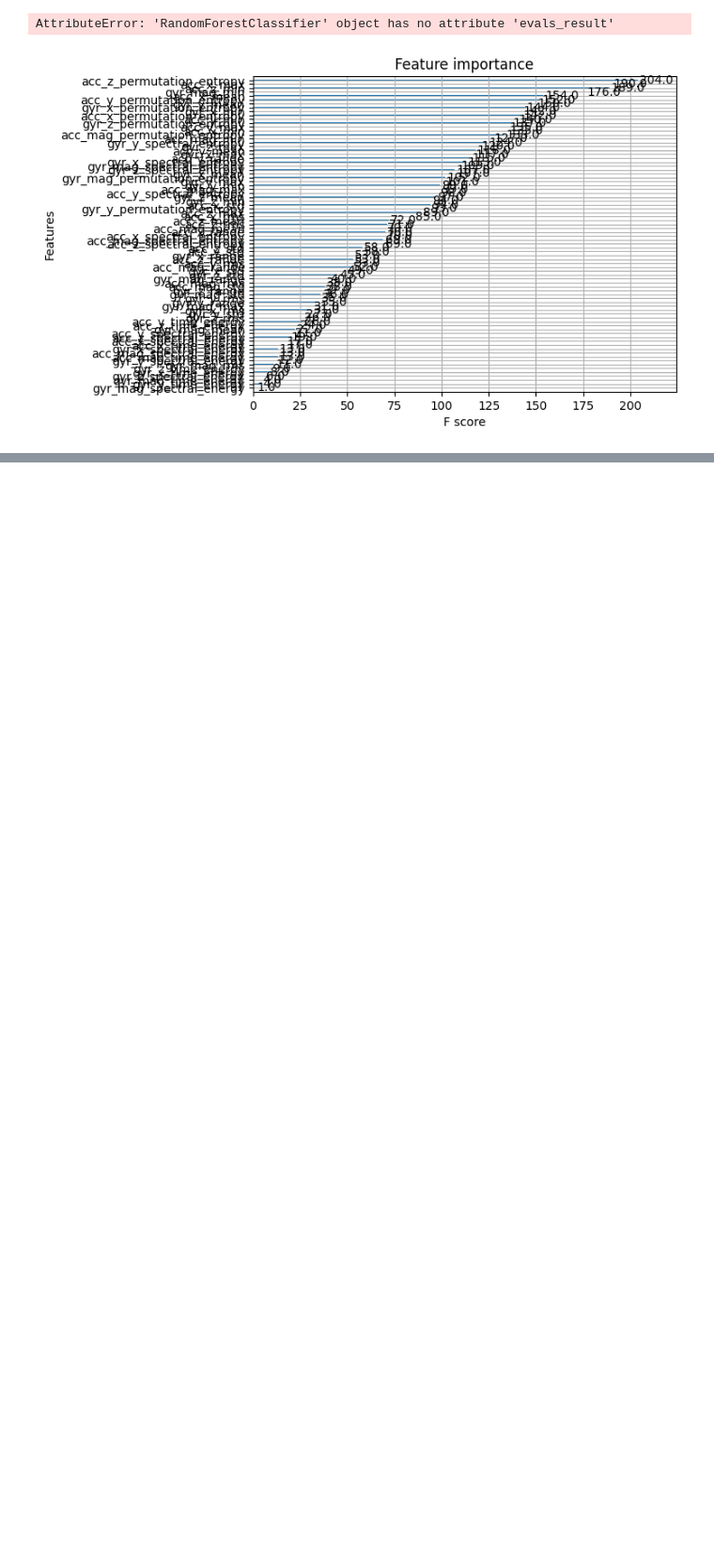
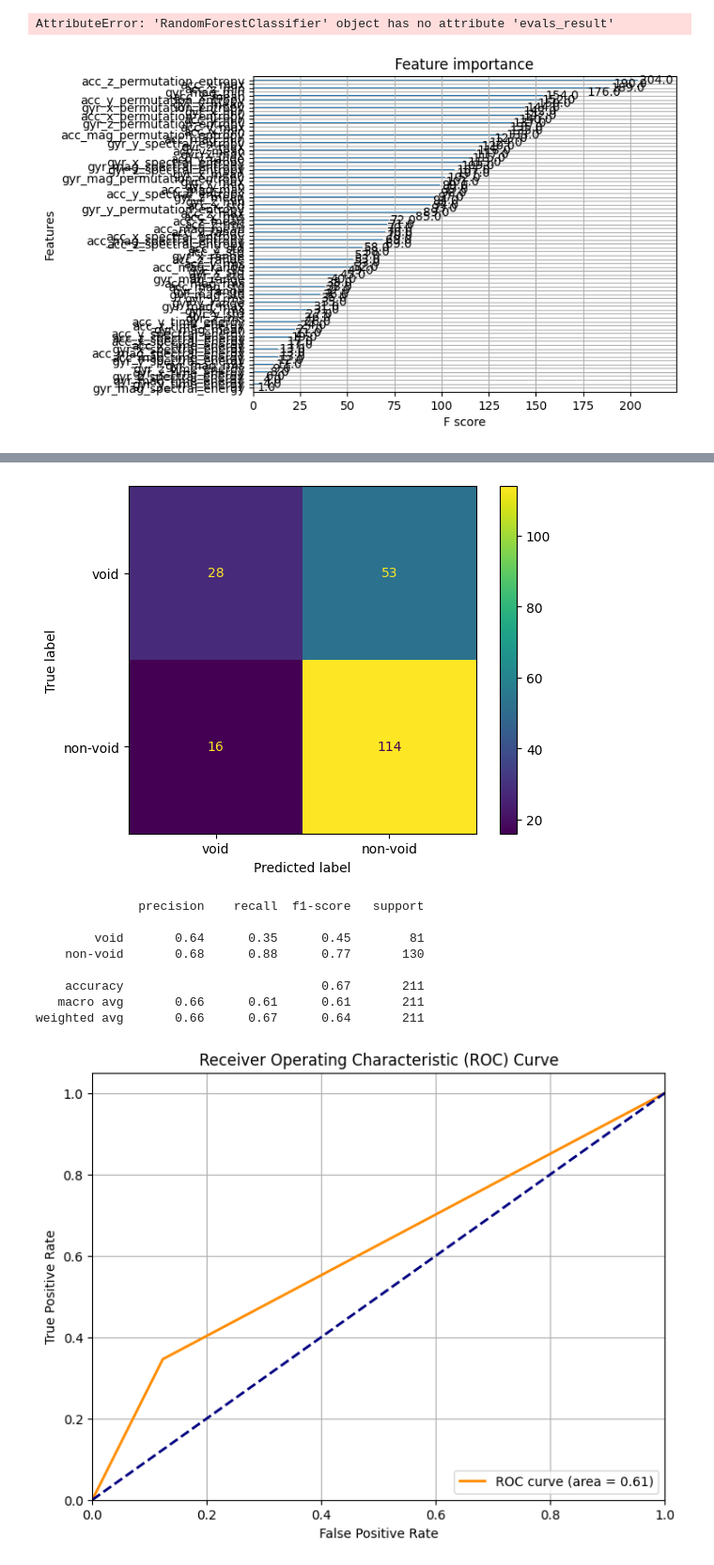
Before and after one commit to edumabagraham/uropatch-data-analysis, a Jupyter notebook: deployable/single_analysis_combined_normalization.ipynb, the cells around one changed output, grey strips where cells are left out. Shown at 94% size. Saved outputs shown, nothing was run; the diff lists cells and outputs as text; code cells hidden in the pictures; blank space fills up the shorter version.

```diff
--- a/deployable/single_analysis_combined_normalization.ipynb
+++ b/deployable/single_analysis_combined_normalization.ipynb
@@ -175,0 +181,79 @@ plt.show()
+# %%
+features = pd.read_csv('/home/edumaba/Public/MPhil_Thesis/Code/uropatch-data-analysis/features_data_main/two_class_raw_3s_no.csv')
+features.drop(['center_time', 'start_time', 'end_time'], axis= 1, inplace=True)
+
+
+X = features.drop(columns=['label', 'experiment_id'])
+y = features['label']
+groups = features['experiment_id']
+
+splitter = GroupShuffleSplit(n_splits=1, test_size=0.2, random_state=42)
+train_idx, test_idx = next(splitter.split(X, y, groups))
+
+X_train, X_test = X.iloc[train_idx], X.iloc[test_idx]
+y_train, y_test = y.iloc[train_idx], y.iloc[test_idx]
+
+
+# Encode y_test and y_train
+label_encoder = LabelEncoder()
+# y_train_encoded = label_encoder.fit_transform(y_train_smote)
+y_train_encoded = label_encoder.fit_transform(y_train)
+y_test_encoded = label_encoder.transform(y_test)
+
+
+model = XGBClassifier(random_state=42)
+
+# Fit model
+# eval_set = [(X_train, y_train_encoded), (X_test, y_test_encoded)]
+# model.fit(X_train, y_train_encoded, eval_set=eval_set, verbose=False)
+model.fit(X_train, y_train_encoded)
+
+y_pred = label_encoder.inverse_transform(model.predict(X_test))
+y_pred_ = model.predict(X_test)
+y_pred_prob = model.predict_proba(X_test)
+
+
+classes = ['void', 'non-void']
+
+# Confusion matrix
+cm = confusion_matrix(y_test, y_pred, labels=classes)
+cm_display = ConfusionMatrixDisplay(confusion_matrix = cm, display_labels = classes)
+cm_display.plot()
+plt.show()
+
+
+# Classification report
+y_pred_labels = label_encoder.inverse_transform(np.argmax(y_pred_prob, axis=1))
+report = classification_report(y_test, y_pred, labels=classes)
+
+print(report)
+
+
+# Calculate the ROC curve and AUC
+from sklearn.metrics import roc_curve, auc
+fpr, tpr, thresholds = roc_curve(y_test_encoded, y_pred_)
+roc_auc = auc(fpr, tpr)
+
+# Plotting the ROC curve
+plt.figure(figsize=(8, 6))
+plt.plot(fpr, tpr, color='darkorange', lw=2, label=f'ROC curve (area = {roc_auc:.2f})')
+plt.plot([0, 1], [0, 1], color='navy', lw=2, linestyle='--') # Dashed line for random guess
+plt.xlim([0.0, 1.0])
+plt.ylim([0.0, 1.05])
+plt.xlabel('False Positive Rate')
+plt.ylabel('True Positive Rate')
+plt.title('Receiver Operating Characteristic (ROC) Curve')
+plt.legend(loc="lower right")
+plt.grid(True)
+plt.show()
+# %% [output]
+[figure, added]
+              precision    recall  f1-score   support
+
+        void       0.64      0.35      0.45        81
+    non-void       0.68      0.88      0.77       130
+
+    accuracy                           0.67       211
+   macro avg       0.66      0.61      0.61       211
+weighted avg       0.66      0.67      0.64       211
+[figure, added]
```
Also changed, not shown: parts of 7 cells of this notebook, 20 other files.
